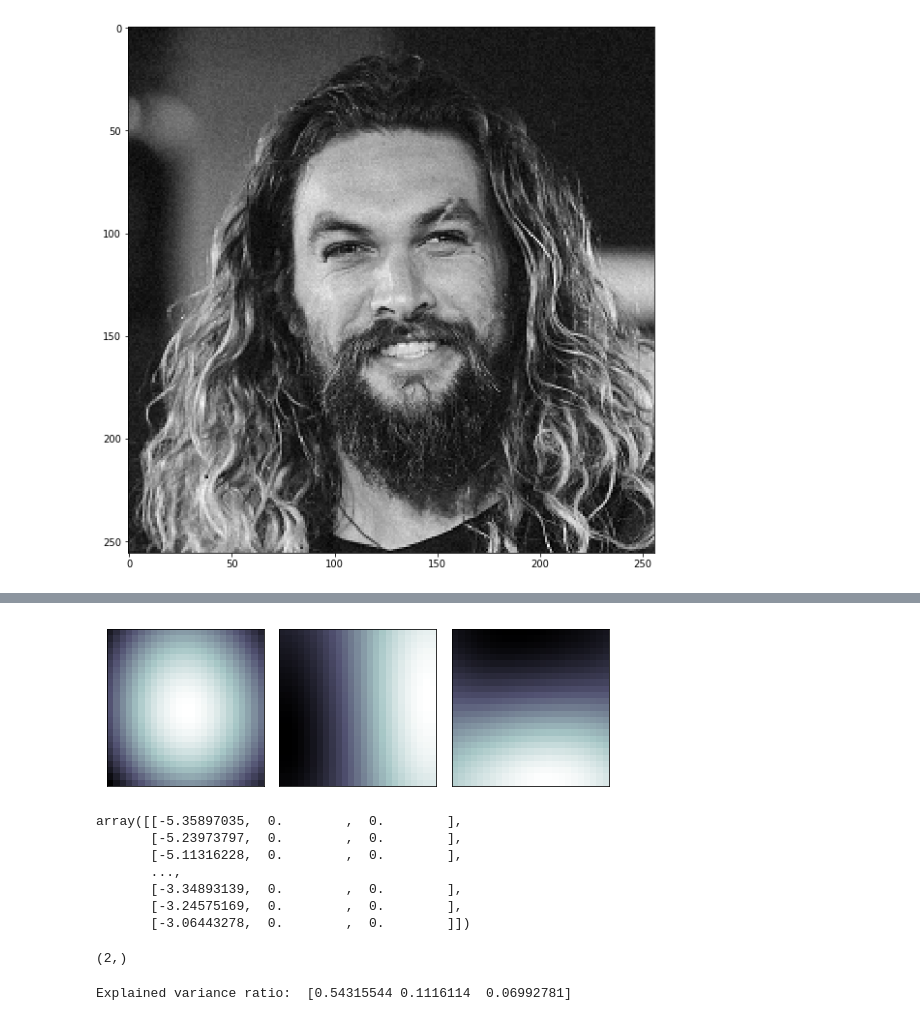
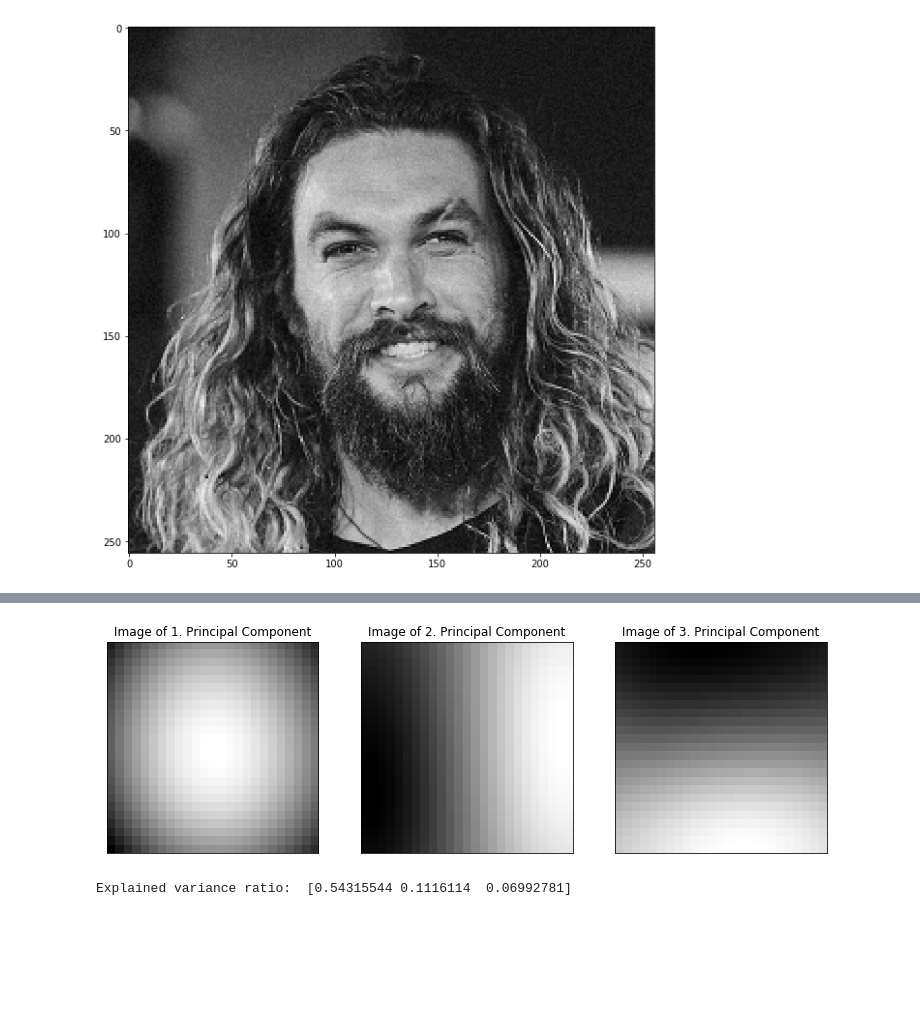
Before and after one commit to BU-IE-582/fall19-omarburk, a Jupyter notebook: IE582_HW2.ipynb, the cells around one changed output, grey strips where cells are left out. Drawn from its saved outputs; the diff is of its cells as text; code cells hidden in the pictures; blank space fills up the shorter version.

```diff
--- a/IE582_HW2.ipynb
+++ b/IE582_HW2.ipynb
@@ -192,5 +187,0 @@ filtered = pca.inverse_transform(x_tran)
-# %%
-gray_pca_tran = np.zeros((232,232))
-for i in range(232):
-    for j in range(232):
-        gray_pca_tran[i,j] = filtered[i*232+j,:].mean()
@@ -203,11 +187,0 @@ plt.show()
-# %%
-gray_pca_tran = np.zeros((256,256))
-for i in range(232):
-    for j in range(232):
-        gray_pca_tran[i:i+25,j:j+25] = 0.5*(filtered[i*232+j,:].reshape(25,25)+gray_pca_tran[i:i+25,j:j+25])
-# %%
-gray_pca_tran = np.zeros((256,256))
-for i in range(232):
-    for j in range(232):
-        gray_pca_tran[i:i+25,j:j+25] = filtered[i*232+j,:].reshape(25,25)+gray_pca_tran[i:i+25,j:j+25]
-gray_pca_tran = gray_pca_tran/frac
@@ -221,0 +190,7 @@ plt.show()
+# %%
+fig, axes = plt.subplots(3, 1, figsize=(10,10), subplot_kw={'xticks':[], 'yticks':[]})
+for i, ax in enumerate(axes.flat):
+    ax.imshow((df_gray_pca*pca.components_[i,:]).sum(axis = 1).values.reshape(232,232), cmap = 'gray')
+    ax.set_title('Image Reconstruct from '+str(i+1)+'. Principal Component')
+
+plt.subplots_adjust(hspace=0.1, top=2, bottom=0, left=0, right=1)
@@ -222,25 +199,12 @@ plt.show()
 # %%
-fig, axes = plt.subplots(1, 3, figsize=(9, 4),
-                         subplot_kw={'xticks':[], 'yticks':[]},
-                         gridspec_kw=dict(hspace=0.1, wspace=0.1))
+fig, axes = plt.subplots(1, 3, figsize=(10, 10), subplot_kw={'xticks':[], 'yticks':[]})
 for i, ax in enumerate(axes.flat):
-    ax.imshow(pca.components_[i].reshape(25, 25), cmap='bone')
+    ax.imshow(pca.components_[i].reshape(25, 25), cmap = 'gray')
+    ax.set_title('Image of '+str(i+1)+'. Principal Component')
+
+plt.subplots_adjust(hspace=0.1, top=2, bottom=0, left=0, right=1)
 # %% [output]
-[figure, old version]
+[figure, new version]
-# %%
-x_tran
-# %% [output]
-array([[-5.35897035,  0.        ,  0.        ],
-       [-5.23973797,  0.        ,  0.        ],
-       [-5.11316228,  0.        ,  0.        ],
-       ...,
-       [-3.34893139,  0.        ,  0.        ],
-       [-3.24575169,  0.        ,  0.        ],
-       [-3.06443278,  0.        ,  0.        ]])
-# %%
-np.array([2,3]).shape
-# %% [output]
-(2,)
 # %%
 ThreeComponentPlot(df_gray_pca, target=None, method="PCA", plot_dim="2D", scaling=False)
 # %% [output]
```
Also changed, not shown: parts of 18 cells of this notebook.
